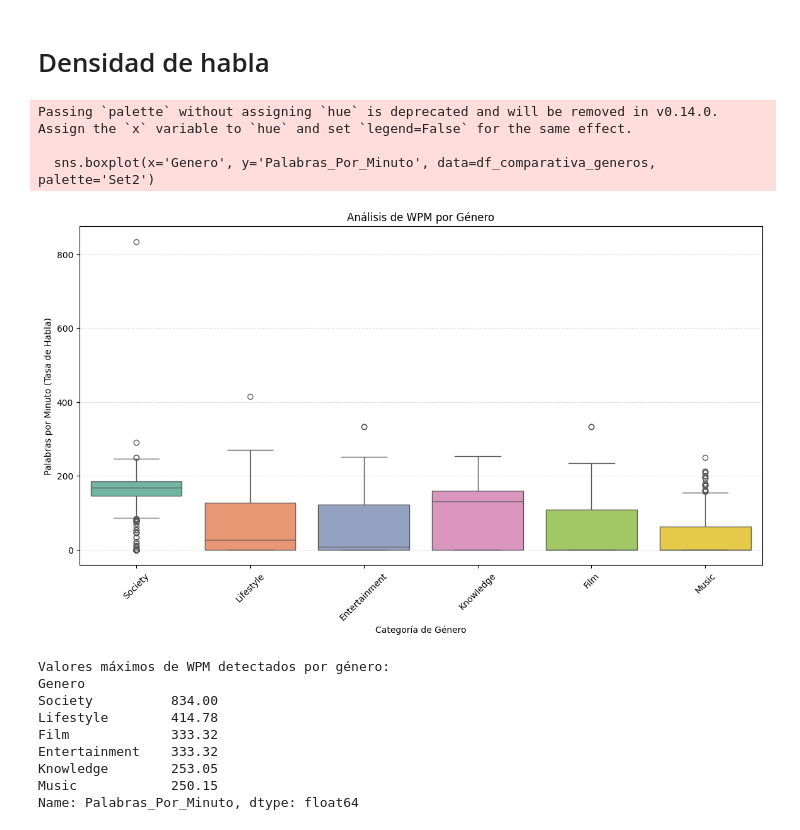
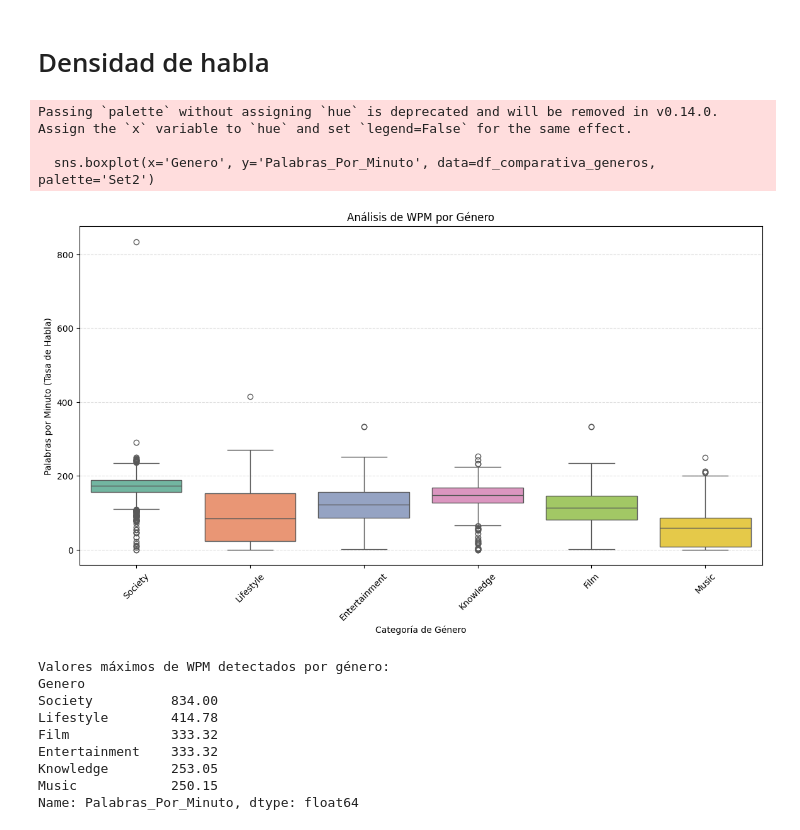
Before and after one commit to UCM-GIDIA-PD1/c2526-R1, a Jupyter notebook: src/analisis_generos.ipynb, the cells around one changed output. Drawn from its saved outputs; the diff is of its cells as text; code cells hidden in the pictures.

Commit message:
Correcciones en analisis_generos-ipynb

```diff
--- a/src/analisis_generos.ipynb
+++ b/src/analisis_generos.ipynb
@@ -290,30 +290,33 @@ plt.show()
 for nombre in nombres:
     dfs_generos[nombre]['Palabras_Por_Minuto'] = dfs_generos[nombre].apply(utils.calcular_wpm, axis=1)
     dfs_generos[nombre]['Palabras_Por_Minuto'] = round(dfs_generos[nombre]['Palabras_Por_Minuto'], 2)
-# %%
-df_comparativa_generos = pd.concat([
-    dfs_generos[nombre].assign(Genero=nombre.replace('df_', '').capitalize())
-    for nombre in nombres
-])
-
-plt.figure(figsize=(14, 7))
-
-sns.boxplot(x='Genero', y='Palabras_Por_Minuto', data=df_comparativa_generos, palette='Set2')
-
-plt.title('Análisis de WPM por Género')
-plt.xlabel('Categoría de Género')
-plt.ylabel('Palabras por Minuto (Tasa de Habla)')
-
-plt.xticks(rotation=45)
-
-plt.grid(axis='y', linestyle='--', alpha=0.4)
-
-plt.show()
-# %% [output]
-Passing `palette` without assigning `hue` is deprecated and will be removed in v0.14.0. Assign the `x` variable to `hue` and set `legend=False` for the same effect.
-
-  sns.boxplot(x='Genero', y='Palabras_Por_Minuto', data=df_comparativa_generos, palette='Set2')
-[figure, removed]
+# %%
+# Filtramos los vídeos que no tienen subtitulos
+df_comparativa_generos = pd.concat([
+    dfs_generos[nombre][dfs_generos[nombre]['Subtitulos'].astype(str).str.lower().isin(['none', 'nan']) == False].assign(
+        Genero=nombre.replace('df_', '').capitalize()
+    )
+    for nombre in nombres
+])
+
+plt.figure(figsize=(14, 7))
+
+sns.boxplot(x='Genero', y='Palabras_Por_Minuto', data=df_comparativa_generos, palette='Set2')
+
+plt.title('Análisis de WPM por Género')
+plt.xlabel('Categoría de Género')
+plt.ylabel('Palabras por Minuto (Tasa de Habla)')
+
+plt.xticks(rotation=45)
+
+plt.grid(axis='y', linestyle='--', alpha=0.4)
+
+plt.show()
+# %% [output]
+Passing `palette` without assigning `hue` is deprecated and will be removed in v0.14.0. Assign the `x` variable to `hue` and set `legend=False` for the same effect.
+
+  sns.boxplot(x='Genero', y='Palabras_Por_Minuto', data=df_comparativa_generos, palette='Set2')
+[figure, added]
 # %%
 print("Valores máximos de WPM detectados por género:")
 print(df_comparativa_generos.groupby('Genero')['Palabras_Por_Minuto'].max().sort_values(ascending=False))
```
Also changed, not shown: parts of 1 cell of this notebook.
